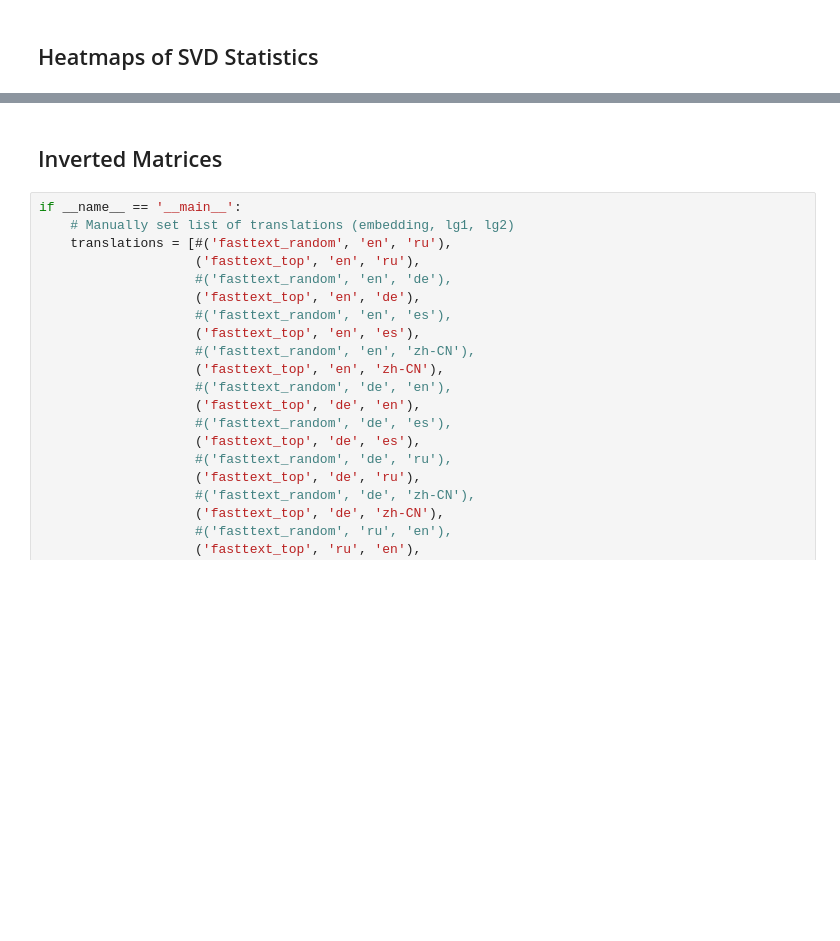
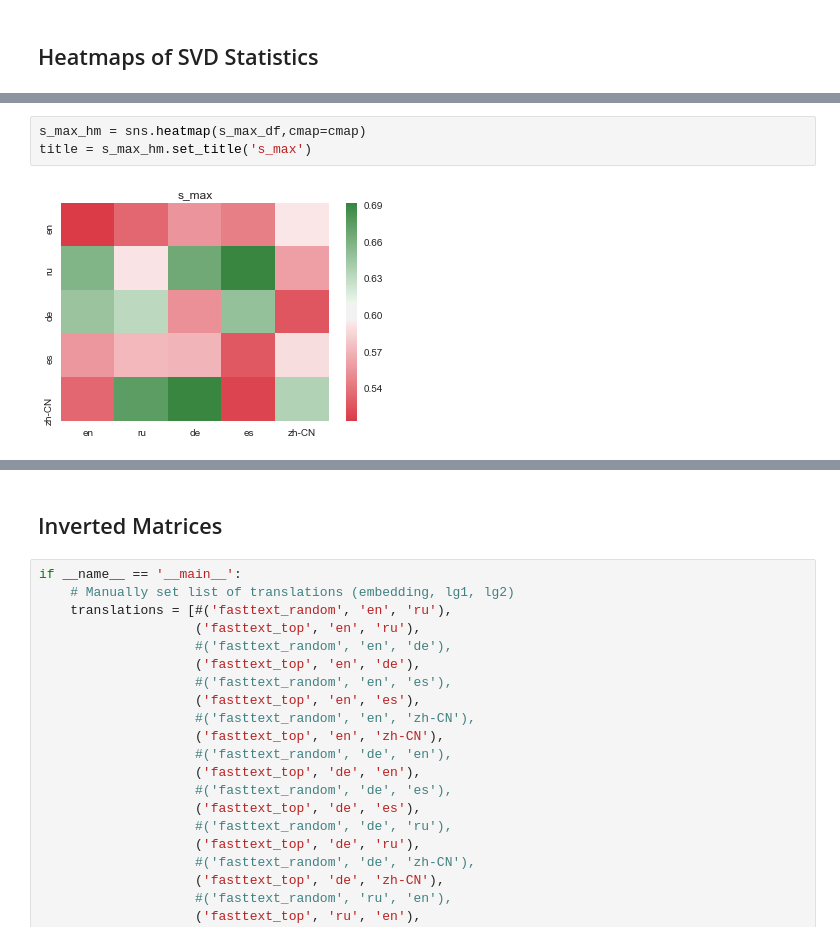
Before and after one commit to mike-tamir/IsomanticsWorkshop, a Jupyter notebook: code/SVD.ipynb, the cells around one changed output, grey strips where cells are left out. Saved outputs shown, nothing was run; the diff lists cells and outputs as text; blank space fills up the shorter version.

```diff
--- a/code/SVD.ipynb
+++ b/code/SVD.ipynb
@@ -791,0 +717,5 @@ AttributeError: 'NoneType' object has no attribute 'append'
+# %%
+s_max_hm = sns.heatmap(s_max_df,cmap=cmap)
+title = s_max_hm.set_title('s_max')
+# %% [output]
+[figure, added]
```
Also changed, not shown: parts of 13 cells of this notebook, 1 other file.
